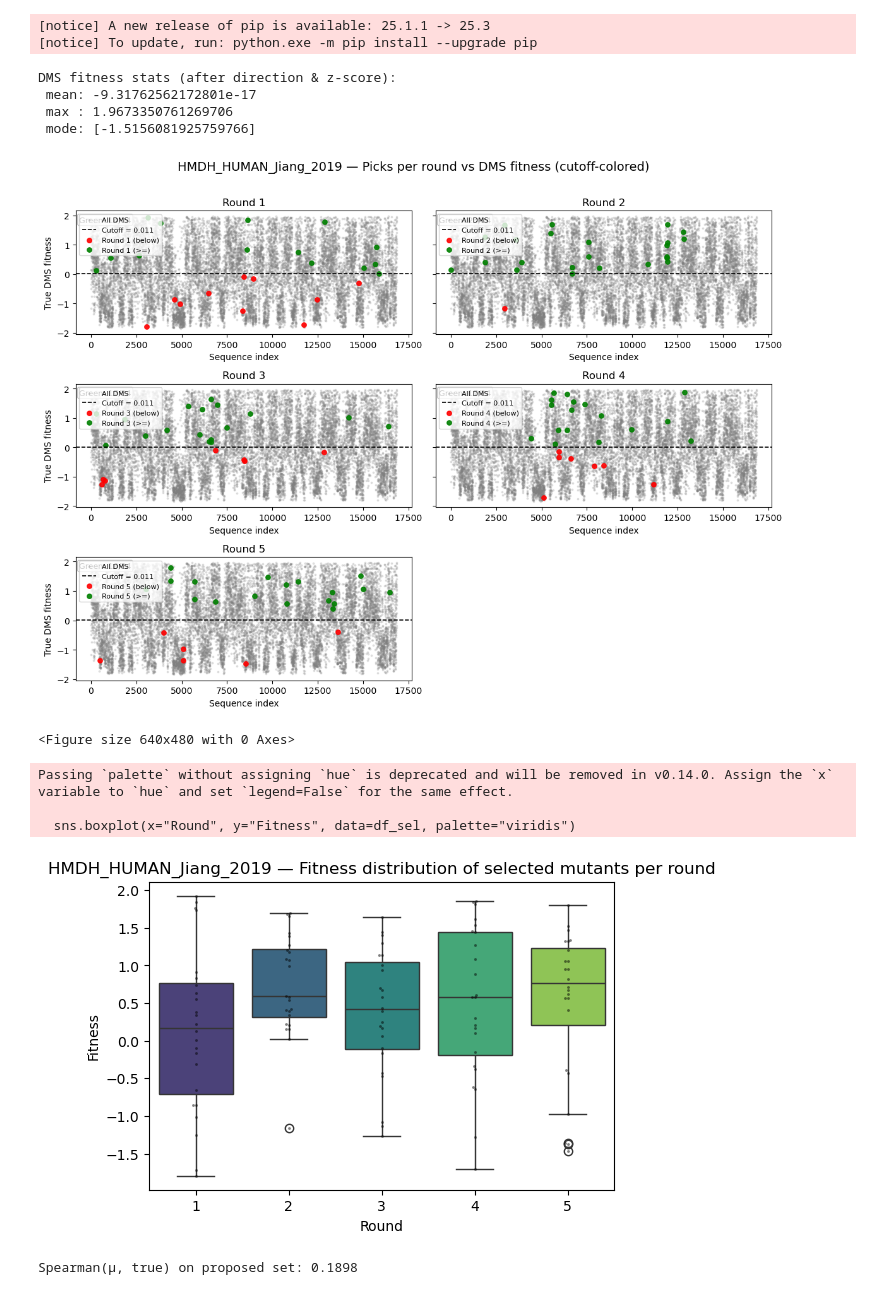
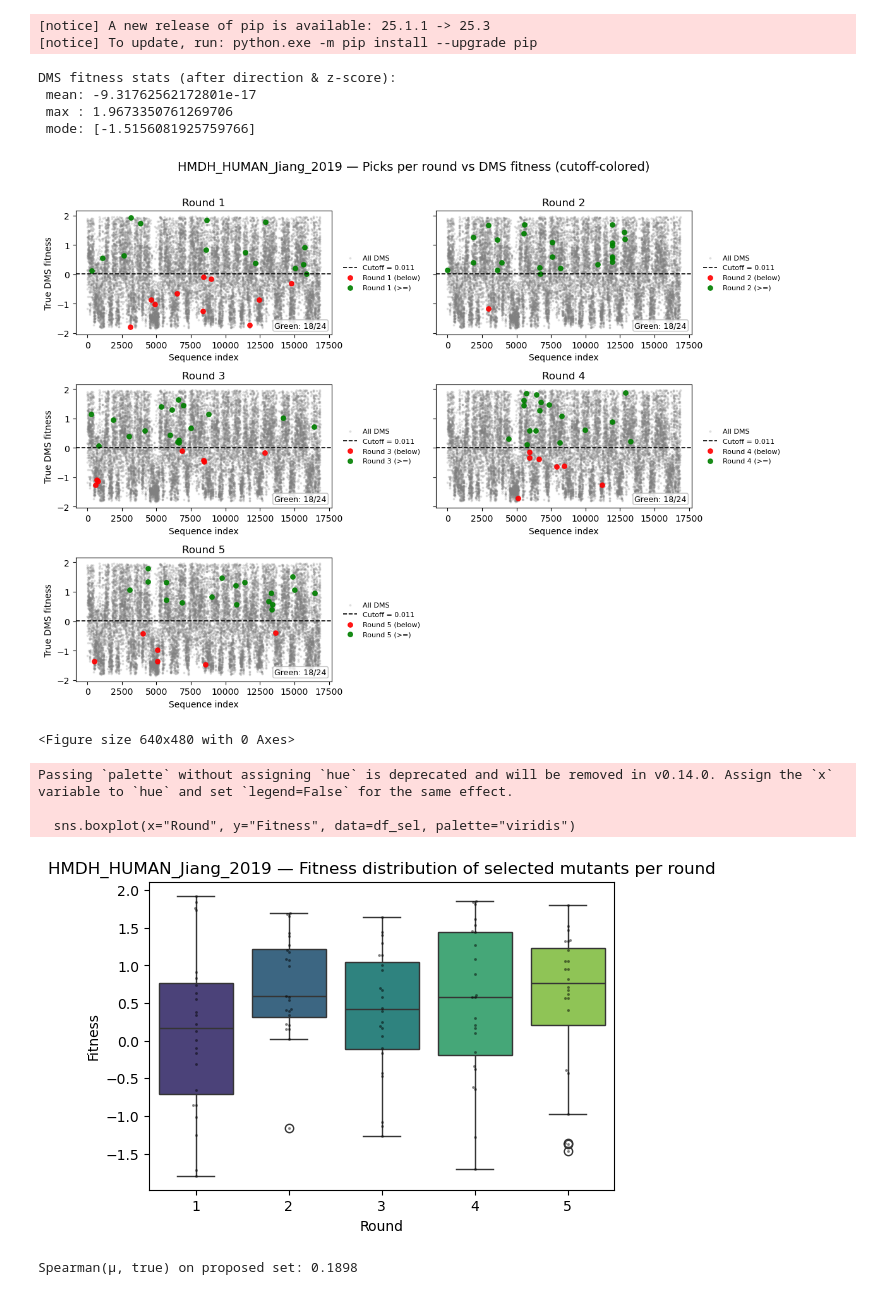
Before and after one commit to theerapas/Rosaloid, a Jupyter notebook: esm_ngb.ipynb, the cells around one changed output. Drawn from its saved outputs; the diff is of its cells as text; code cells hidden in the pictures.

Commit message:
Visualize Jiang

```diff
--- a/esm_ngb.ipynb
+++ b/esm_ngb.ipynb
@@ -604,15 +604,19 @@ for i in range(N_ROUNDS):
 
         # count greens
         green_cnt = int(is_green.sum())
-        ax.text(0.01, 0.96, f"Green: {green_cnt}/{len(y_sel)}",
-                transform=ax.transAxes, ha="left", va="top",
-                fontsize=9, bbox=dict(boxstyle="round,pad=0.2", fc="white", ec="0.7", alpha=0.8))
+        ax.text(0.98, 0.04, f"Green: {green_cnt}/{len(y_sel)}",
+        transform=ax.transAxes,
+        ha="right", va="bottom",
+        fontsize=9,
+        bbox=dict(boxstyle="round,pad=0.2",
+                  fc="white", ec="0.7", alpha=0.8))
+
 
     ax.set_title(f"Round {i+1}")
     if (i % 2) == 0:
         ax.set_ylabel("True DMS fitness")
     ax.set_xlabel("Sequence index")
-    ax.legend(loc="best", fontsize=8)
+    ax.legend(loc='center left', bbox_to_anchor=(1.02, 0.5), fontsize=8, frameon=False)
 
 # Hide any unused subplots
 for j in range(N_ROUNDS, len(axes)):
@@ -718,34 +722,34 @@ for r in range(1, N_ROUNDS+1):
     if r in round_dfs:
         df_r = round_dfs[r]
         vals = df_r.merge(dms[["seq","fitness"]], on="seq", how="left")
         if vals["fitness"].notna().sum() >= 2:
             rho_r = spearmanr(vals["mu"], vals["fitness"]).correlation
 
     summary_rows.append(dict(
         round=r,
         best_so_far=best_now,
         avg_selected=avg_sel,
         gain_best_vs_prev=gain_best,
         gain_avg_vs_prevbest=gain_avg,
         diversity_mean_hamming=div_hd,
         **{
             "Hit@24": hit_at_k(sel, pre_pool, truth, 24),
             "Hit@96": hit_at_k(sel, pre_pool, truth, 96),
             "Spearman(μ,true)": rho_r
         },
         n_measured_total=len(measured_set)
     ))
 
 summary_df = pd.DataFrame(summary_rows)
 summary_path = os.path.join(RESULTS_DIR, f"{DMS_ID_TO_RUN}_summary_rounds_{len(summary_rows)}.csv")
 summary_df.to_csv(summary_path, index=False)
 print(f"Saved summary → {summary_path}")
 # %% [output]
 DMS fitness stats (after direction & z-score):
  mean: -9.31762562172801e-17
  max : 1.9673350761269706
  mode: [-1.5156081925759766]
-[figure, old version]
+[figure, new version]
 <Figure size 640x480 with 0 Axes>
 Passing `palette` without assigning `hue` is deprecated and will be removed in v0.14.0. Assign the `x` variable to `hue` and set `legend=False` for the same effect.
 
```
